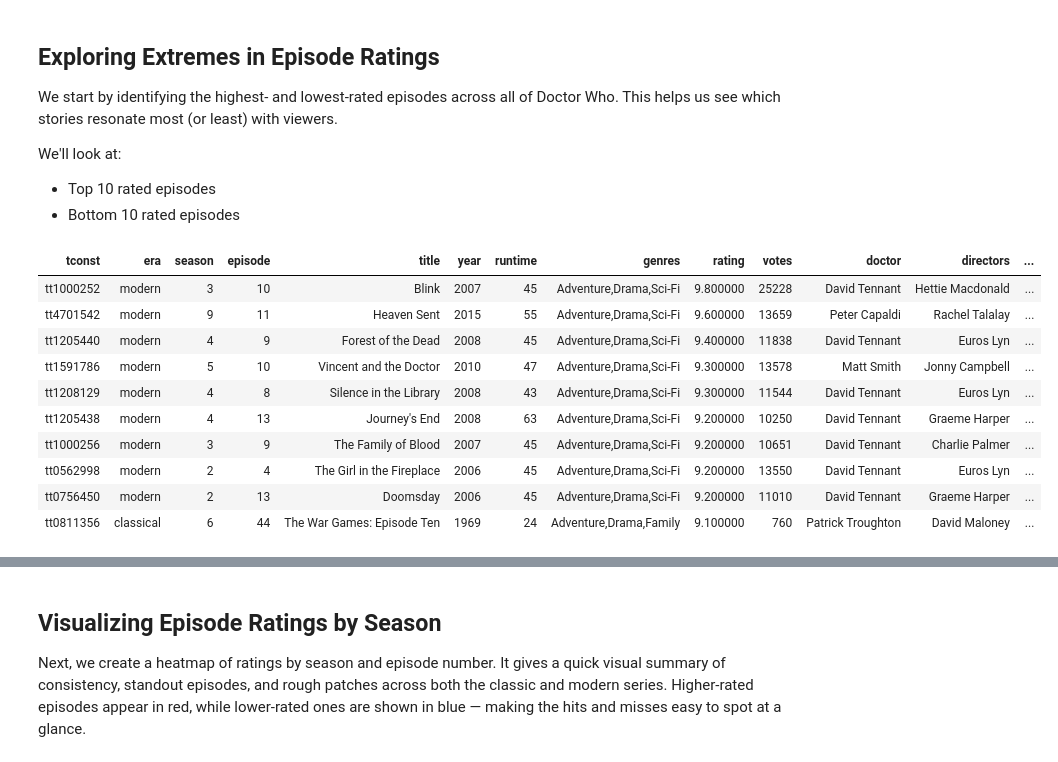
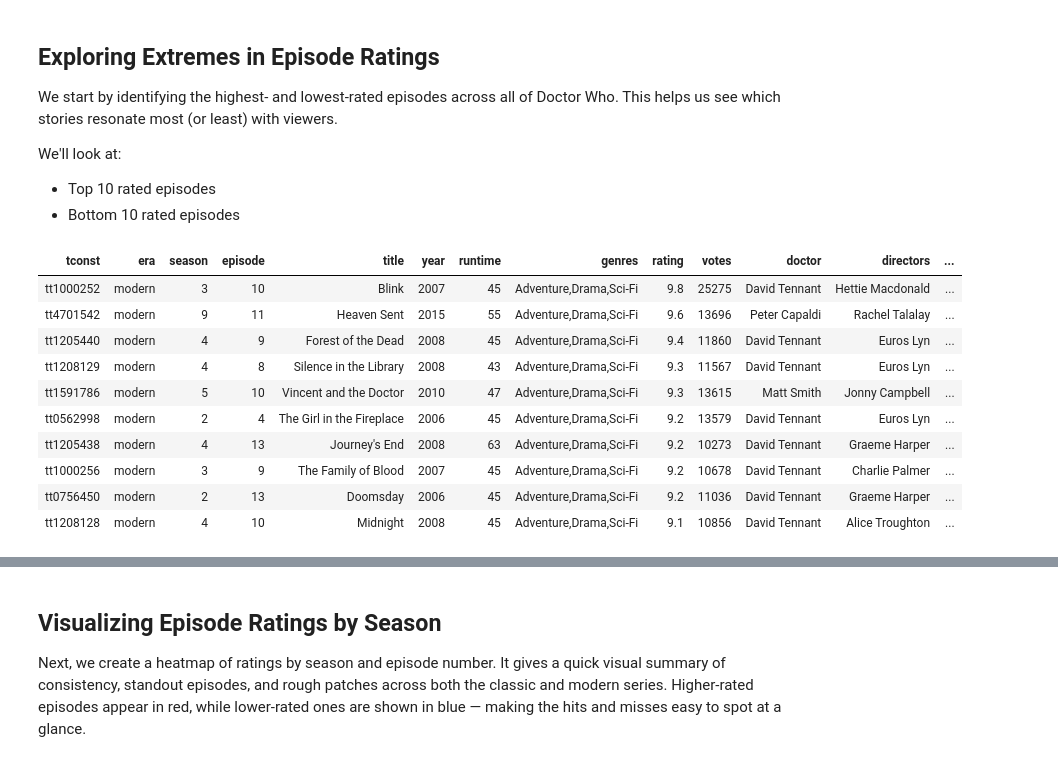
Before and after one commit to Mark-Bugden/doctor-who-imdb-analysis, a Jupyter notebook: doctor-who-imdb-analysis.ipynb, the cells around one changed output, grey strips where cells are left out. Drawn from its saved outputs; the diff is of its cells as text; code cells hidden in the pictures.

```diff
--- a/doctor-who-imdb-analysis.ipynb
+++ b/doctor-who-imdb-analysis.ipynb
@@ -93,7 +97,7 @@ t_episode = pd.read_csv(
 )
 
 # Get episodes from the classic and modern series
-episodes = t_episode[t_episode['parentTconst'].isin([classic_parentTcode, modern_parentTcode])]
+episodes = t_episode[t_episode['parentTconst'].isin([classic_parentTcode, modern_parentTcode, gatwa_parentTcode])]
 # %%
 # For simplicity, we will also drop any episodes which don't have a seasonNumber, or have an episodeNumber which is less than 1.
 # This will get rid of Christmas specials and the like.
@@ -106,6 +110,7 @@ episodes = episodes[
 # Since this will be helpful later, let's collect all the tconst codes
 classical_tconst_codes = list(episodes[episodes["parentTconst"]==classic_parentTcode]["tconst"].unique())
 modern_tconst_codes = list(episodes[episodes["parentTconst"]==modern_parentTcode]["tconst"].unique())
+gatwa_tconst_codes = list(episodes[episodes["parentTconst"]==gatwa_parentTcode]["tconst"].unique())
 
 # It will also be useful to have a list of the doctors in the order in which they appeared
 doctor_order = list(doctor_to_actor_mapping.values())
@@ -149,7 +154,16 @@ Each Doctor Who episode features a particular incarnation of the Doctor, portray
 episode_details["seasonNumber"] = pd.to_numeric(episode_details["seasonNumber"], errors="coerce").astype("Int64")
 
 episode_details["doctor"] = episode_details.apply(
-    lambda row: (classic_season_to_doctor_mapping if row['parentTconst'] == classic_parentTcode else modern_season_to_doctor_mapping).get(row['seasonNumber'], None), axis=1
+    lambda row: (
+        classic_season_to_doctor_mapping.get(row["seasonNumber"])
+        if row["parentTconst"] == classic_parentTcode else
+        modern_season_to_doctor_mapping.get(row["seasonNumber"])
+        if row["parentTconst"] == modern_parentTcode else
+        gatwa_season_to_doctor_mapping.get(row["seasonNumber"])
+        if row["parentTconst"] == gatwa_parentTcode else
+        None
+    ),
+    axis=1
 )
 # %% [markdown]
 ## Merging the Crew
@@ -201,7 +215,7 @@ With everything merged, we clean up the dataset: we drop unnecessary columns, se
 episode_details = episode_details.drop(["isAdult", "endYear", "originalTitle", "titleType"], axis=1)
 
 # Change parentTconst to refer to "classical" or "modern"
-episode_details["parentTconst"] = episode_details["parentTconst"].replace({"tt0056751": "classical", "tt0436992": "modern"})
+episode_details["parentTconst"] = episode_details["parentTconst"].replace({"tt0056751": "classical", "tt0436992": "modern", "tt31433814": "modern"})
 
 
 # Rename confusing columns
@@ -234,6 +248,17 @@ for col in int_columns:
 
 episode_details["rating"] = pd.to_numeric(episode_details["rating"], errors="coerce")
 
+# Drop any columns with NA ratings (for example, if the episode is listed but there has not yet been released)
+episode_details = episode_details.dropna()
+
+# IMdB considers the Gatwa era to be a separate era, whereas we are considering it part of the modern era
+# To deal with this, we need to rename the season numbers for the Gatwa era
+mask = episode_details["tconst"].isin(gatwa_tconst_codes)
+episode_details.loc[mask, "season"] = (
+    episode_details.loc[mask, "season"].map(gatwa_season_to_modern_season_mapping)
+)
+
+
 # Print the number of episodes
 print(f"Total number of episodes in DataFrame: {len(episode_details)}")
 # %% [output]
@@ -259,19 +284,19 @@ We'll look at:
 # %%
 # Which are the best-rated episodes?
 best_eps = episode_details.sort_values(by="rating", ascending=False).iloc[0:10]
-best_eps.style.hide(axis="index")
+best_eps.style.hide(axis="index").format(precision=1)
 # %% [output]
 | tconst | era | season | episode | title | year | runtime | genres | rating | votes | doctor | directors | ... |
-| tt1000252 | modern | 3 | 10 | Blink | 2007 | 45 | Adventure,Drama,Sci-Fi | 9.800000 | 25228 | David Tennant | Hettie Macdonald | ... |
-| tt4701542 | modern | 9 | 11 | Heaven Sent | 2015 | 55 | Adventure,Drama,Sci-Fi | 9.600000 | 13659 | Peter Capaldi | Rachel Talalay | ... |
-| tt1205440 | modern | 4 | 9 | Forest of the Dead | 2008 | 45 | Adventure,Drama,Sci-Fi | 9.400000 | 11838 | David Tennant | Euros Lyn | ... |
-| tt1591786 | modern | 5 | 10 | Vincent and the Doctor | 2010 | 47 | Adventure,Drama,Sci-Fi | 9.300000 | 13578 | Matt Smith | Jonny Campbell | ... |
-| tt1208129 | modern | 4 | 8 | Silence in the Library | 2008 | 43 | Adventure,Drama,Sci-Fi | 9.300000 | 11544 | David Tennant | Euros Lyn | ... |
-| tt1205438 | modern | 4 | 13 | Journey's End | 2008 | 63 | Adventure,Drama,Sci-Fi | 9.200000 | 10250 | David Tennant | Graeme Harper | ... |
-| tt1000256 | modern | 3 | 9 | The Family of Blood | 2007 | 45 | Adventure,Drama,Sci-Fi | 9.200000 | 10651 | David Tennant | Charlie Palmer | ... |
-| tt0562998 | modern | 2 | 4 | The Girl in the Fireplace | 2006 | 45 | Adventure,Drama,Sci-Fi | 9.200000 | 13550 | David Tennant | Euros Lyn | ... |
-| tt0756450 | modern | 2 | 13 | Doomsday | 2006 | 45 | Adventure,Drama,Sci-Fi | 9.200000 | 11010 | David Tennant | Graeme Harper | ... |
-| tt0811356 | classical | 6 | 44 | The War Games: Episode Ten | 1969 | 24 | Adventure,Drama,Family | 9.100000 | 760 | Patrick Troughton | David Maloney | ... |
+| tt1000252 | modern | 3 | 10 | Blink | 2007 | 45 | Adventure,Drama,Sci-Fi | 9.8 | 25275 | David Tennant | Hettie Macdonald | ... |
+| tt4701542 | modern | 9 | 11 | Heaven Sent | 2015 | 55 | Adventure,Drama,Sci-Fi | 9.6 | 13696 | Peter Capaldi | Rachel Talalay | ... |
+| tt1205440 | modern | 4 | 9 | Forest of the Dead | 2008 | 45 | Adventure,Drama,Sci-Fi | 9.4 | 11860 | David Tennant | Euros Lyn | ... |
+| tt1208129 | modern | 4 | 8 | Silence in the Library | 2008 | 43 | Adventure,Drama,Sci-Fi | 9.3 | 11567 | David Tennant | Euros Lyn | ... |
+| tt1591786 | modern | 5 | 10 | Vincent and the Doctor | 2010 | 47 | Adventure,Drama,Sci-Fi | 9.3 | 13615 | Matt Smith | Jonny Campbell | ... |
+| tt0562998 | modern | 2 | 4 | The Girl in the Fireplace | 2006 | 45 | Adventure,Drama,Sci-Fi | 9.2 | 13579 | David Tennant | Euros Lyn | ... |
+| tt1205438 | modern | 4 | 13 | Journey's End | 2008 | 63 | Adventure,Drama,Sci-Fi | 9.2 | 10273 | David Tennant | Graeme Harper | ... |
+| tt1000256 | modern | 3 | 9 | The Family of Blood | 2007 | 45 | Adventure,Drama,Sci-Fi | 9.2 | 10678 | David Tennant | Charlie Palmer | ... |
+| tt0756450 | modern | 2 | 13 | Doomsday | 2006 | 45 | Adventure,Drama,Sci-Fi | 9.2 | 11036 | David Tennant | Graeme Harper | ... |
+| tt1208128 | modern | 4 | 10 | Midnight | 2008 | 45 | Adventure,Drama,Sci-Fi | 9.1 | 10856 | David Tennant | Alice Troughton | ... |
 # %%
 # Which are the worst-rated episodes?
 worst_eps = episode_details.sort_values(by="rating").iloc[0:10]
```
Also changed, not shown: parts of 15 cells of this notebook, 1 other file.
